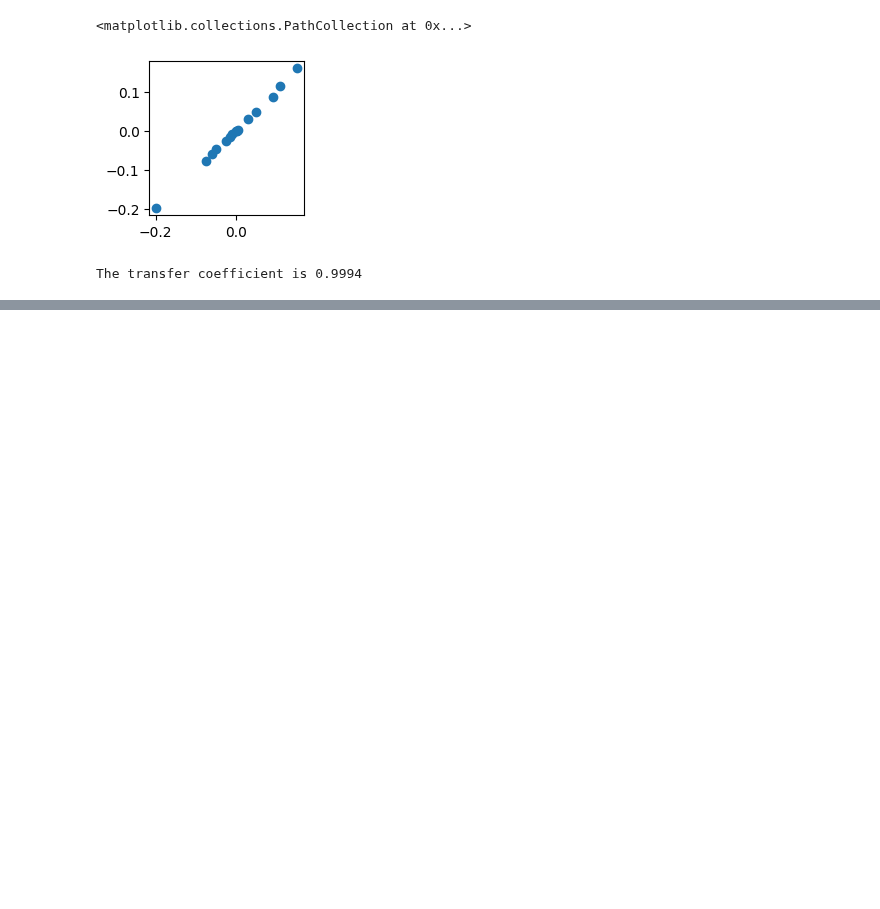
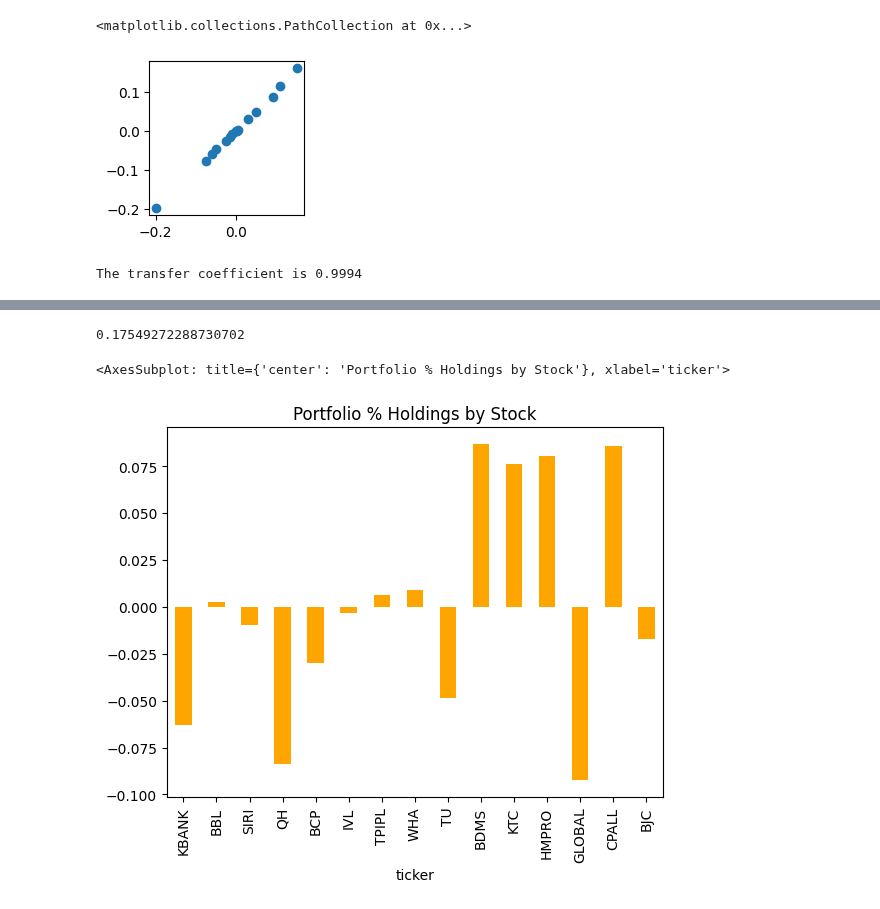
Before and after one commit to pasinsiri/quant-investment, a Jupyter notebook: alpha_factor.ipynb, the cells around one changed output, grey strips where cells are left out. Saved outputs shown, nothing was run; the diff lists cells and outputs as text; code cells hidden in the pictures; blank space fills up the shorter version.

```diff
--- a/alpha_factor.ipynb
+++ b/alpha_factor.ipynb
@@ -621,0 +642,8 @@ The transfer coefficient is 0.9994
+# %%
+# TODO: simulate a portfolio risk using an equal-weight allocation
+equal_weight_port = pd.DataFrame(np.repeat(1 / len(test_tickers), len(test_tickers)), test_tickers)
+
+# * feed parameters from PCA
+predict_portfolio_risk(factor_betas = rm.factor_betas_, factor_cov_matrix = rm.factor_cov_matrix_, idiosyncratic_var_matrix = rm.idiosyncratic_var_matrix_, weights = equal_weight_port)
+# %% [output]
+0.17549272288730702
@@ -621,0 +781,15 @@ The transfer coefficient is 0.9994
+# %%
+alphas = factor_return_by_ticker_df.mean(axis = 1).to_frame()
+alphas.columns = ['alpha_vector']
+alpha_vector = alphas.loc[factor_return_by_ticker_df.index.get_level_values(0)[-1]]
+
+# * prepare idiosyncratic variance vector
+idiosyncratic_var_vector = pd.Series(np.diag(rm.idiosyncratic_var_matrix_).flatten(), index = test_tickers)
+# %%
+opt_weight = OptimalHoldings().find(alpha_vector, rm.factor_betas_, rm.factor_cov_matrix_, idiosyncratic_var_vector)
+# %%
+# Visualize the optimal holdings
+opt_weight.plot.bar(legend=None, title='Portfolio % Holdings by Stock', color = 'orange')
+# %% [output]
+<AxesSubplot: title={'center': 'Portfolio % Holdings by Stock'}, xlabel='ticker'>
+[figure, added]
```
Also changed, not shown: parts of 16 cells of this notebook.
